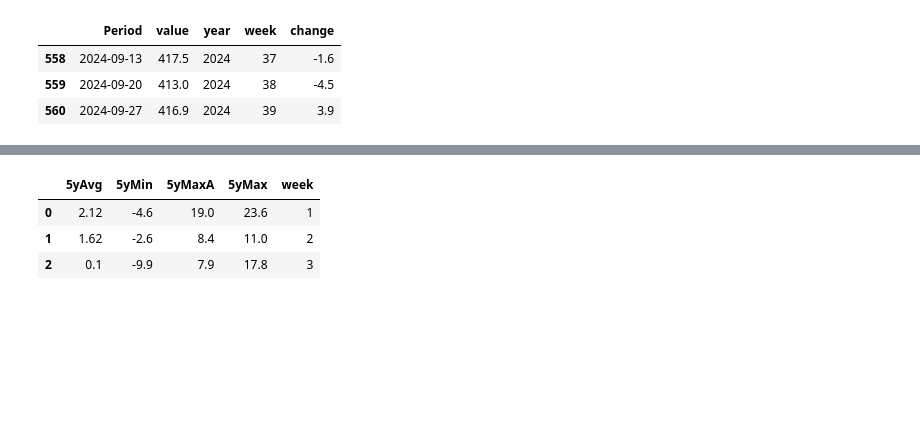
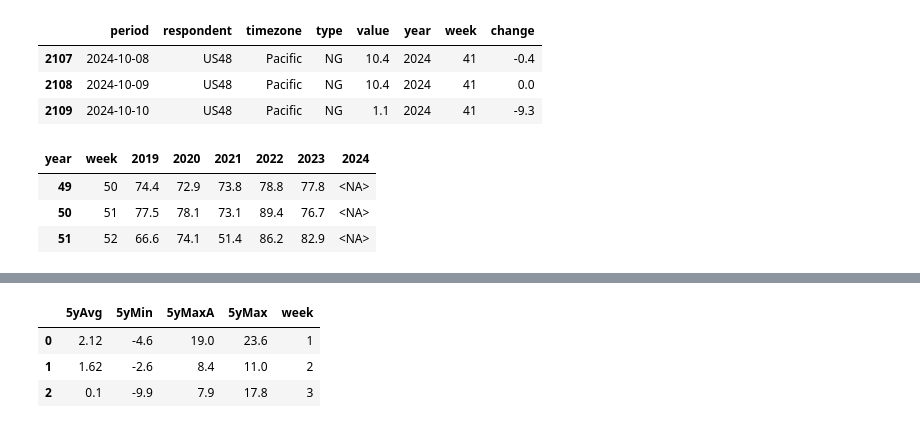
Before and after one commit to JozefSL/EIA, a Jupyter notebook: Power/Daily/L48/NetGeneration930.ipynb, the cells around one changed output, grey strips where cells are left out. Drawn from its saved outputs; the diff is of its cells as text; code cells hidden in the pictures; blank space fills up the shorter version.

```diff
--- a/Power/Daily/L48/NetGeneration930.ipynb
+++ b/Power/Daily/L48/NetGeneration930.ipynb
@@ -10,20 +10,28 @@ import plotly.graph_objects as go
 from google.colab import userdata
 api_key = userdata.get('api_key')
 # %%
-url = 'https://api.eia.gov/v2/petroleum/stoc/wstk/data/?api_key='+ api_key + '&data[0]=value&frequency=weekly&start=2014-01-01&sort[0][column]=period&sort[0][direction]=asc&facets[series][]='
+url = 'https://api.eia.gov/v2/electricity/rto/daily-region-data/data/?api_key='+ api_key + '&data[0]=value&sort[0][column]=period&sort[0][direction]=asc'
+# %%
+f1 = '&start=2019-01-01'
+f2 = '&frequency=daily'
+f3 = '&facets[respondent][]=US48'
+f4 = '&facets[timezone][]=Pacific'
+f5 = '&facets[type][]=NG'
 # %%
-response = requests.get(url + 'WCESTUS1')
+response = requests.get(url + f1 + f2 + f3 +f4 + f5)
 # %%
-df = pd.DataFrame(response.json().get('response').get('data'))[['period','value']]
-df.columns = ['Period', 'value']
-df['Period'] = df['Period'].apply(pd.to_datetime)
-df.value = (df.value.astype('Int64')/1000).round(1) #.astype('Int64')
-df['year'] = df['Period'].dt.year
-df['week'] = df['Period'].dt.isocalendar().week
+df = pd.DataFrame(response.json().get('response').get('data'))[['period','respondent','timezone','type','value']]
+df.columns = ['period','respondent','timezone','type','value']
+df['period'] = df['period'].apply(pd.to_datetime)
+df.value = (df.value.astype('Int64')/1000000).round(1) #.astype('Int64')
+df['year'] = df['period'].dt.year
+df['week'] = df['period'].dt.isocalendar().week
 df['change'] = df['value'] - df['value'].shift(1)
+ty = df.year.iloc[-1]
+ly = ty-1
 df.tail(3)
 # %% [output]
-|  | Period | value | year | week | change |
-| 558 | 2024-09-13 | 417.5 | 2024 | 37 | -1.6 |
-| 559 | 2024-09-20 | 413.0 | 2024 | 38 | -4.5 |
-| 560 | 2024-09-27 | 416.9 | 2024 | 39 | 3.9 |
+|  | period | respondent | timezone | type | value | year | week | change |
+| 2107 | 2024-10-08 | US48 | Pacific | NG | 10.4 | 2024 | 41 | -0.4 |
+| 2108 | 2024-10-09 | US48 | Pacific | NG | 10.4 | 2024 | 41 | 0.0 |
+| 2109 | 2024-10-10 | US48 | Pacific | NG | 1.1 | 2024 | 41 | -9.3 |
@@ -36,3 +40,17 @@ dfA = dfA.drop(dfA.index[-1]).reset_index()  #eliminate the add years with 53 we
+# %%
+#dfA = df[df['type']=='NG'].pivot(index='period', columns='timezone', values='value').round(1) #.astype('Int64') #.reset_index(drop='true')
+#dfA = df.pivot(index='week', columns='year', values='value').round(1)
+#dfA = dfA.drop(dfA.index[-1]).reset_index()  #eliminate the add years with 53 weeks
+dfA = df.groupby(['week','year']).agg({'value':'sum'}).sort_values(by=['year','week']).reset_index()
+dfA = dfA.drop(dfA.index[-1])
+dfA = dfA.pivot(index='week', columns='year', values='value')
+dfA = dfA.drop(dfA.index[-1]).reset_index()  #eliminate the add years with 53 weeks
+dfA.tail(3)
+# %% [output]
+| year | week | 2019 | 2020 | 2021 | 2022 | 2023 | 2024 |
+| 49 | 50 | 74.4 | 72.9 | 73.8 | 78.8 | 77.8 | <NA> |
+| 50 | 51 | 77.5 | 78.1 | 73.1 | 89.4 | 76.7 | <NA> |
+| 51 | 52 | 66.6 | 74.1 | 51.4 | 86.2 | 82.9 | <NA> |
 # %%
 dfAA = pd.DataFrame(dfA.iloc[:, -6:-1].mean(axis=1))
 dfAA.columns = ['5yAvg']
```
Also changed, not shown: parts of 8 cells of this notebook.
